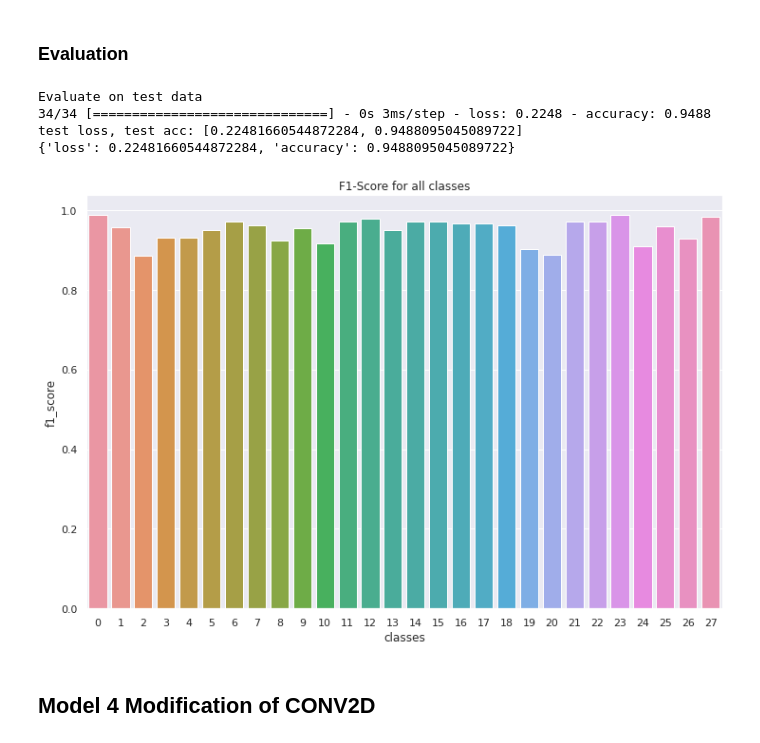
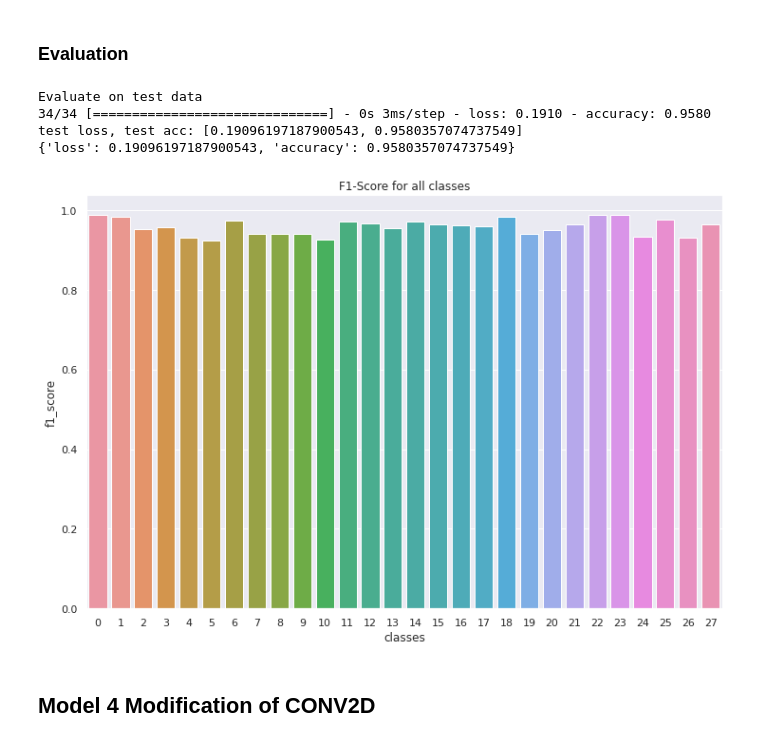
Before and after one commit to bernardo-cruz/DLV03_Project, a Jupyter notebook: arabic_mnist.ipynb, the cells around one changed output. Cells and saved outputs as stored; diff of their text form; code cells hidden in the pictures.

```diff
--- a/arabic_mnist.ipynb
+++ b/arabic_mnist.ipynb
@@ -56,7 +54,7 @@ import pandas as pd
 # Ploting libraries
 import matplotlib.pyplot as plt
 %matplotlib inline
-plt.rcParams['figure.figsize'] = (20, 10)
+plt.rcParams['figure.figsize'] = (10, 6)
 
 import seaborn as sns
 sns.set(color_codes=True)
@@ -881,38 +842,38 @@ metrics3 = classification_report(
       zero_division = True,
       #labels = test_label,
       output_dict = True
 )
 
 # Convert metrics to a df
 df_metrics = (pd.DataFrame(
-    metrics,
+    metrics3,
     columns = list(metrics3.keys())
     )
     .T
     .drop(['samples avg','weighted avg','macro avg','micro avg'])
     .reset_index()
     .rename(columns={'index':'classes','f1-score':'f1_score'})
     .drop(columns=['support'])
 
 )
 
 # Barplot of f1 score
 plt.figure(figsize=(12, 8))
 sns.barplot(
     x = df_metrics.classes,
     y = df_metrics.f1_score,
     data = df_metrics,
     #hue="model"
 )
 
 plt.title('F1-Score for all classes')
 plt.show()
 # %% [output]
 Evaluate on test data
-34/34 [==============================] - 0s 3ms/step - loss: 0.2248 - accuracy: 0.9488
-test loss, test acc: [0.22481660544872284, 0.9488095045089722]
-{'loss': 0.22481660544872284, 'accuracy': 0.9488095045089722}
+34/34 [==============================] - 0s 3ms/step - loss: 0.1910 - accuracy: 0.9580
+test loss, test acc: [0.19096197187900543, 0.9580357074737549]
+{'loss': 0.19096197187900543, 'accuracy': 0.9580357074737549}
-[figure, old version]
+[figure, new version]
 # %% [markdown]
 ## Model 4 Modification of CONV2D
 # %% [markdown]
```
Also changed, not shown: parts of 30 cells of this notebook, 4 other files.
